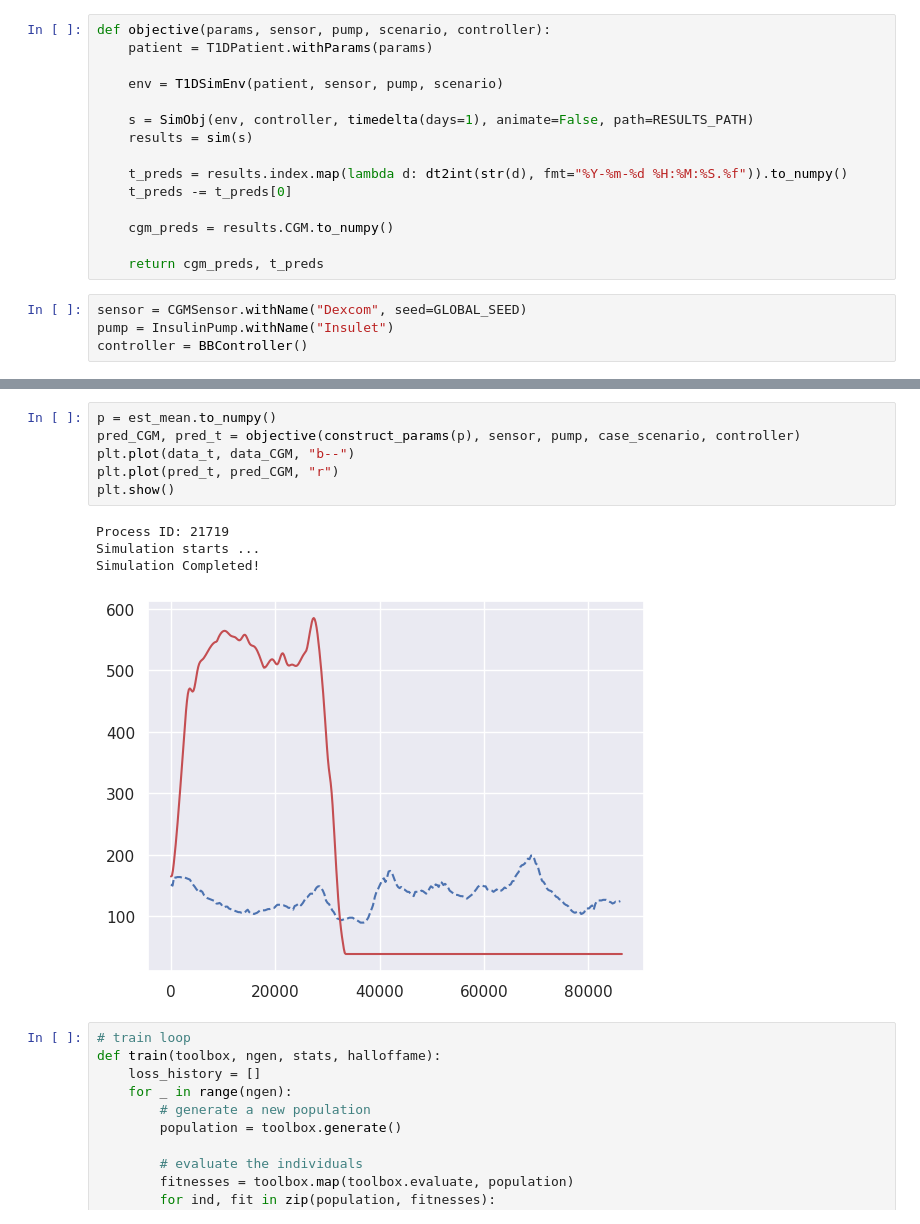
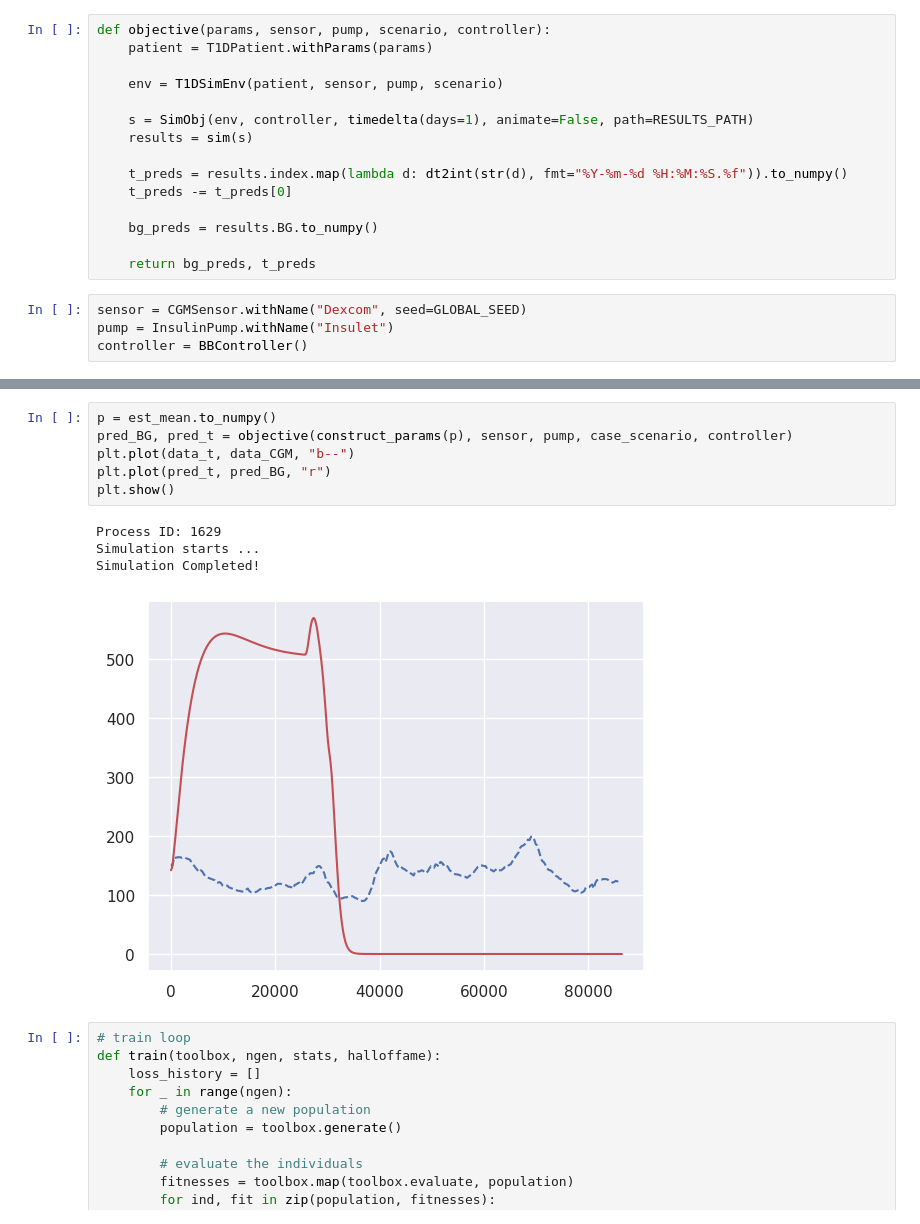
Before and after one commit to v15hv4/PINN-CGM, a Jupyter notebook: sg_actual.ipynb, the cells around one changed output, grey strips where cells are left out. Drawn from its saved outputs; the diff is of its cells as text.

```diff
--- a/sg_actual.ipynb
+++ b/sg_actual.ipynb
@@ -104,9 +104,9 @@ def objective(params, sensor, pump, scenario, controller):
     t_preds = results.index.map(lambda d: dt2int(str(d), fmt="%Y-%m-%d %H:%M:%S.%f")).to_numpy()
     t_preds -= t_preds[0]
 
-    cgm_preds = results.CGM.to_numpy()
+    bg_preds = results.BG.to_numpy()
 
-    return cgm_preds, t_preds
+    return bg_preds, t_preds
 # %%
 sensor = CGMSensor.withName("Dexcom", seed=GLOBAL_SEED)
 pump = InsulinPump.withName("Insulet")
@@ -153,15 +153,15 @@ stats.register("min_loss", np.min)
 stats.register("max_loss", np.max)
 # %%
 p = est_mean.to_numpy()
-pred_CGM, pred_t = objective(construct_params(p), sensor, pump, case_scenario, controller)
+pred_BG, pred_t = objective(construct_params(p), sensor, pump, case_scenario, controller)
 plt.plot(data_t, data_CGM, "b--")
-plt.plot(pred_t, pred_CGM, "r")
+plt.plot(pred_t, pred_BG, "r")
 plt.show()
 # %% [output]
-Process ID: 21719
+Process ID: 1629
 Simulation starts ...
 Simulation Completed!
-[figure, old version]
+[figure, new version]
 # %%
 # train loop
 def train(toolbox, ngen, stats, halloffame):
```
Also changed, not shown: parts of 4 cells of this notebook, 9 other files.
